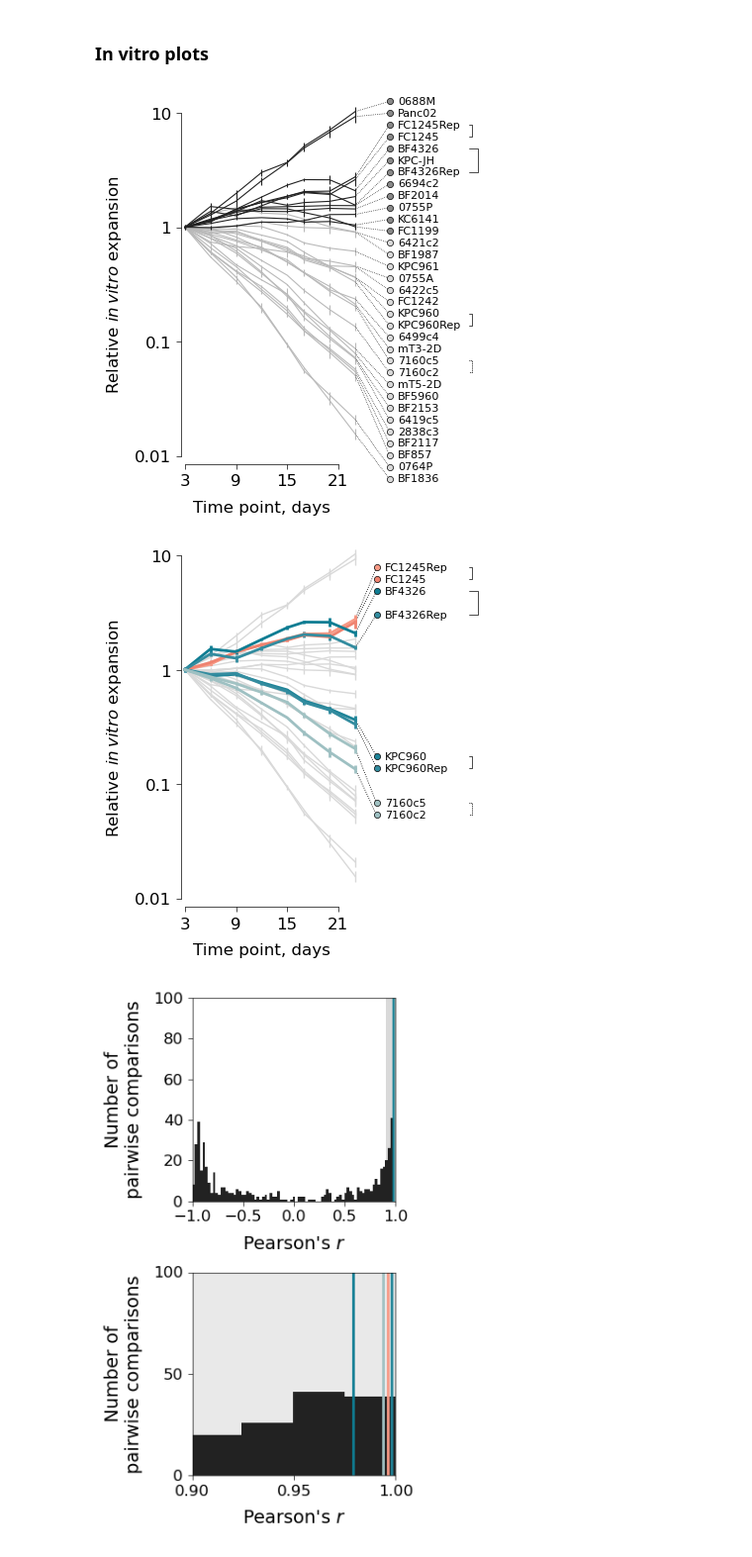
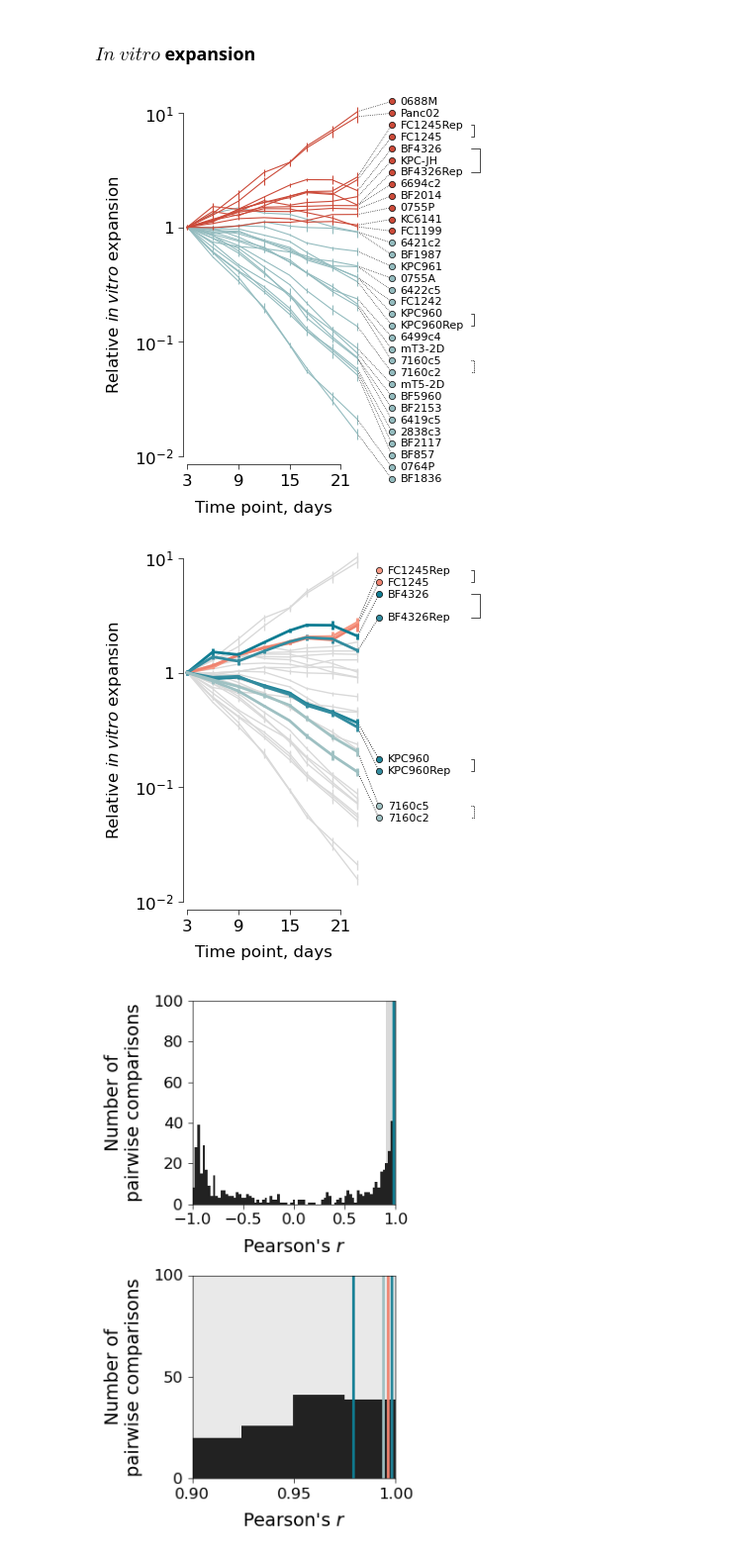
Before and after one commit to alyulina/metastatic-phenotypes, a Jupyter notebook: figures/fig2.ipynb, the cells around one changed output. Shown at 99% size. Drawn from its saved outputs; the diff is of its cells as text; code cells hidden in the pictures.

```diff
--- a/figures/fig2.ipynb
+++ b/figures/fig2.ipynb
@@ -48,5 +33,32 @@ path_to_save_figs = '/Users/alyulina/Research/metastatic-phenotypes/figures/fig2
+# %%
+# pre-processed data:
+metadata = utils.metadata
+read_counts_by_cell_line = utils.read_counts_by_cell_line
+cell_counts_by_cell_line = utils.cell_counts_by_cell_line
+
+clIDs = utils.clIDs; clIDs_no_spikein = utils.clIDs_no_spikein; clIDs_rep = utils.clIDs_rep
+clID__label = utils.clID__label; clID_replicates__linestyle = utils.clID_replicates__linestyle
+clID__color_1 = utils.clID__color_in_vivo_exp1 # based on burden from series one
+clID__color_2 = utils.clID__color_in_vivo_exp2 # based on burden from series two
+
+path_to_reads = utils.path_to_reads
+path_to_save_figs = utils.path_to_save_figs
+
+# loading bootstrapped statistics (this might take a while):
+# see biitstrapping.ipynb for bootstrapping details
+path_to_bootstraps = '../data/bootstraps/'
+files = [f for f in os.listdir(path_to_bootstraps) if f.endswith('.npy')]
+what__relative_burden_bootstraps = {}
+what__n_tumors_bootstraps = {}
+for file in files:
+    full_path = os.path.join(path_to_bootstraps, file)
+    key = file.replace('.npy', '')
+    if file.startswith('burden_bootstrap__'):
+        what__relative_burden_bootstraps[key] = dict(np.load(full_path, allow_pickle=True))
+    elif file.startswith('n_tumors_bootstrap__'):
+        what__n_tumors_bootstraps[key] = dict(np.load(full_path, allow_pickle=True))
 # %% [markdown]
-### In vitro plots
+### $In$ $vitro$ expansion
 # %%
 in_vitro_samples = metadata[
     (metadata['experiment'] == 'in vitro') |
@@ -78,7 +90,7 @@ for count, clID in enumerate(clIDs_ordered_in_vitro):
     ys = []
     errs = []
 
-    # normalizing by the avg fraction at t = 3 days
+    # normalizing by the avg fraction at t = 3 days (or the first post-growth time point)
     t = 3
     norm = np.mean([read_counts_by_cell_line[sample_id][clID] / sum(read_counts_by_cell_line[sample_id][1:]) for sample_id in in_vitro_samples[t]])
 
@@ -92,41 +104,39 @@ for count, clID in enumerate(clIDs_ordered_in_vitro):
         errs.append(np.std(fracs / norm))
 
     if ys[-1] >= 1:
-        c = '#222222'
-        d = '#898989'
+        c = '#cb4a39'
         z = 1
     else:
-        c = '#b9b9b9'
-        d = '#d9d9d9'
+        c = '#93bbbe'
         z = -1
     plt.errorbar(xs, ys, errs, color=c, linewidth=0.8, alpha=1, zorder=z, clip_on=False)
 
     plt.text(28, ls[count], clID__label[clID], size=8, va='center')
     plt.plot([xs[-1], 27], [ys[-1], ls[count]], linewidth=0.5, linestyle=':', color='black', clip_on=False, zorder=-1)
 
-    plt.scatter(27, ls[count], color=d, edgecolor='black', linewidth=0.5, s=20, clip_on=False)
+    plt.scatter(27, ls[count], color=c, edgecolor='black', linewidth=0.5, s=20, clip_on=False)
 
 # connecting replicate cell lines by lines
 for key, value in clID_replicates__linestyle.items():
     x = 36
     y = sorted([ls[clIDs_ordered_in_vitro.index(key[0])], ls[clIDs_ordered_in_vitro.index(key[1])]])
     plt.annotate('', xy=(x, y[0]), xycoords='data', xytext=(x, y[1]), textcoords='data',
                 arrowprops=dict(arrowstyle='-', linestyle = value, linewidth=0.5, color='0',
                 patchA=None, patchB=None, connectionstyle='bar,fraction=-0.5'),
                 annotation_clip=False);
 
 plt.yscale('log'); plt.minorticks_off();
 plt.xlim(t, 21)
 plt.ylim(1e-2, 1e1)
 plt.xticks([3, 9, 15, 21], size=12)
-plt.yticks([1e-2, 1e-1, 1e0, 1e1], ['0.01', '0.1', '1', '10'], size=12)
+plt.yticks([1e-2, 1e-1, 1e0, 1e1], ['$10^{-2}$', '$10^{-1}$', '1', '$10^1$'], size=12)
 
 plt.xlabel('Time point, days', fontsize=12, labelpad=8);
 plt.ylabel('Relative ' + r'$\mathit{in\,vitro}$' + ' expansion', fontsize=12, labelpad=8);
 
-plt.savefig(path_to_save_figs + si + '_' + name + '.pdf', dpi=300, bbox_inches='tight')
+plt.savefig(path_to_save_figs + 'fig2/figs/' + si + '_' + name + '.pdf', dpi=300, bbox_inches='tight')
 # %% [output]
-[figure, old version]
+[figure, new version]
 # %%
 name = 'in_vitro_time_series_w_labels_reps'
 si = 'si'
@@ -141,8 +151,8 @@ for spine in ['bottom', 'left']:
 
 ls = np.logspace(1.1, -2.2, len(clIDs_ordered_in_vitro))
 for count, clID in enumerate(clIDs_ordered_in_vitro):
-    if clID in ['CTTC', 'AGTC', 'ATCG', 'CACT', 'CAGA', 'GCAT', 'ACGA', 'AAGG']:
-        color = clID__color[clID]
+    if clID in np.array(clIDs_rep).flatten():
+        color = clID__color_1[clID]
         z=1
         a=4
     else:
@@ -169,7 +179,7 @@ for count, clID in enumerate(clIDs_ordered_in_vitro):
 
     plt.errorbar(xs, ys, errs, color=color, zorder=z, linewidth=a*0.5, alpha=1, clip_on=False)
 
-    if clID in ['CTTC', 'AGTC', 'ATCG', 'CACT', 'CAGA', 'GCAT', 'ACGA', 'AAGG']:
+    if clID in np.array(clIDs_rep).flatten():
         plt.text(26.5, ls[count], clID__label[clID], size=8, va='center')
         plt.plot([xs[-1], 25.5], [ys[-1], ls[count]], linewidth=1.25*0.5, linestyle=':', color='black', clip_on=False, zorder=-1)
         plt.scatter(25.5, ls[count], color=color, edgecolor='black', linewidth=0.5, s=20, clip_on=False)
@@ -187,14 +197,14 @@ plt.yscale('log'); plt.minorticks_off();
 plt.xlim(t, 21)
 plt.ylim(1e-2, 1e1)
 plt.xticks([3, 9, 15, 21], size=12)
-plt.yticks([1e-2, 1e-1, 1e0, 1e1], ['0.01', '0.1', '1', '10'], size=12)
+plt.yticks([1e-2, 1e-1, 1e0, 1e1], ['$10^{-2}$', '$10^{-1}$', '1', '$10^1$'], size=12)
 
 plt.xlabel('Time point, days', fontsize=12, labelpad=8);
 plt.ylabel('Relative ' + r'$\mathit{in\,vitro}$' + ' expansion', fontsize=12, labelpad=8);
 
-plt.savefig(path_to_save_figs + si + '_' + name + '.pdf', dpi=300, bbox_inches='tight')
+plt.savefig(path_to_save_figs + 'fig2/figs/' + si + '_' + name + '.pdf', dpi=300, bbox_inches='tight')
 # %% [output]
-[figure, old version]
+[figure, new version]
 # %%
 name = 'pairwise_pearsons_r'
 si = 'si'
```
Also changed, not shown: parts of 40 cells of this notebook, 3 other files.
